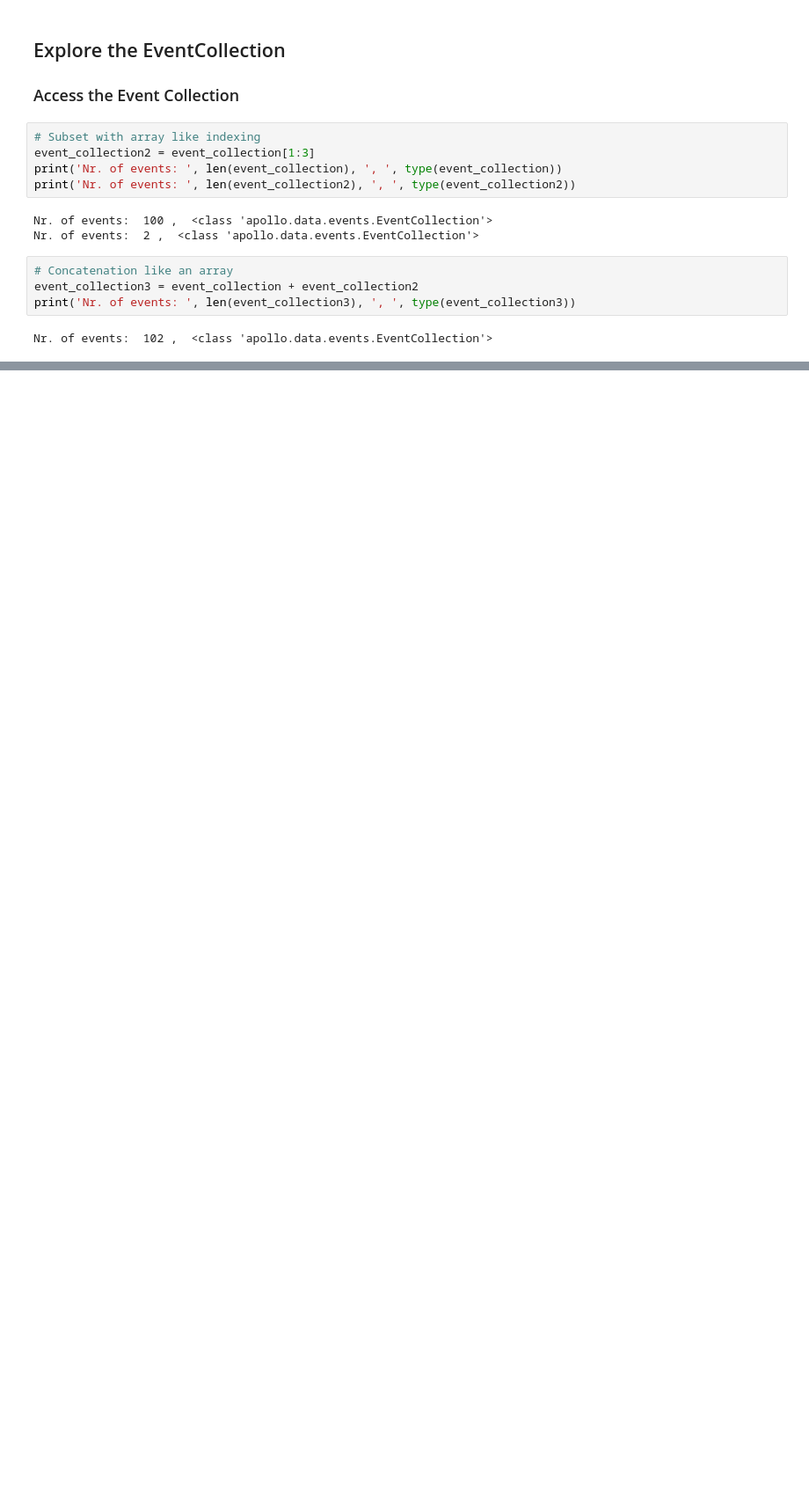
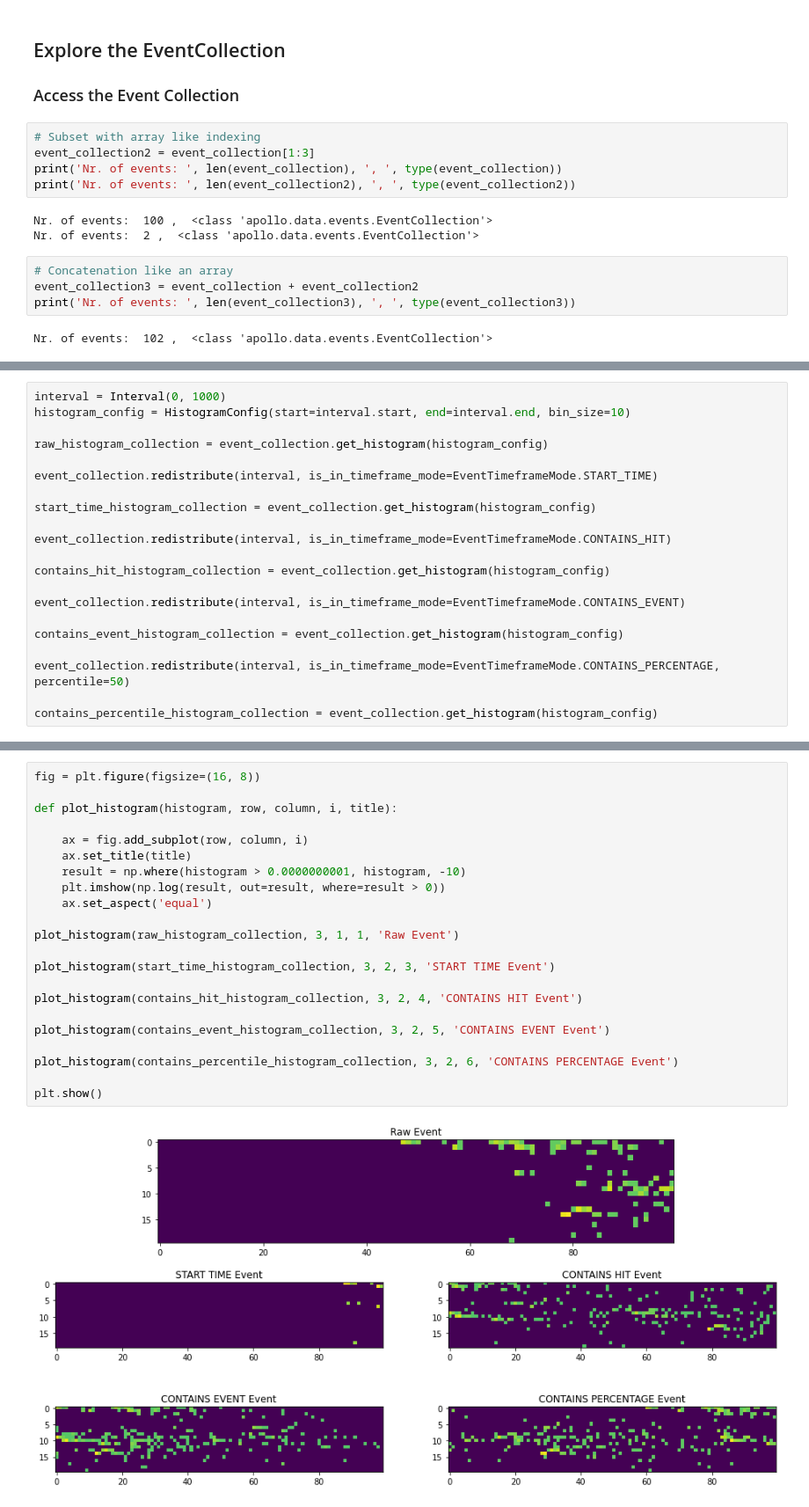
Before and after one commit to pone-software/apollo, a Jupyter notebook: notebooks/01-load-and-explore-events.ipynb, the cells around one changed output, grey strips where cells are left out. Shown: that part at 88% size. Saved outputs shown, nothing was run; the diff lists cells and outputs as text; blank space fills up the shorter version.

```diff
--- a/notebooks/01-load-and-explore-events.ipynb
+++ b/notebooks/01-load-and-explore-events.ipynb
@@ -55,0 +160,21 @@ Nr. of events:  102 ,  <class 'apollo.data.events.EventCollection'>
+# %%
+interval = Interval(0, 1000)
+histogram_config = HistogramConfig(start=interval.start, end=interval.end, bin_size=10)
+
+raw_histogram_collection = event_collection.get_histogram(histogram_config)
+
+event_collection.redistribute(interval, is_in_timeframe_mode=EventTimeframeMode.START_TIME)
+
+start_time_histogram_collection = event_collection.get_histogram(histogram_config)
+
+event_collection.redistribute(interval, is_in_timeframe_mode=EventTimeframeMode.CONTAINS_HIT)
+
+contains_hit_histogram_collection = event_collection.get_histogram(histogram_config)
+
+event_collection.redistribute(interval, is_in_timeframe_mode=EventTimeframeMode.CONTAINS_EVENT)
+
+contains_event_histogram_collection = event_collection.get_histogram(histogram_config)
+
+event_collection.redistribute(interval, is_in_timeframe_mode=EventTimeframeMode.CONTAINS_PERCENTAGE, percentile=50)
+
+contains_percentile_histogram_collection = event_collection.get_histogram(histogram_config)
@@ -55,0 +195,24 @@ Nr. of events:  102 ,  <class 'apollo.data.events.EventCollection'>
+# %%
+fig = plt.figure(figsize=(16, 8))
+
+def plot_histogram(histogram, row, column, i, title):
+
+    ax = fig.add_subplot(row, column, i)
+    ax.set_title(title)
+    result = np.where(histogram > 0.0000000001, histogram, -10)
+    plt.imshow(np.log(result, out=result, where=result > 0))
+    ax.set_aspect('equal')
+
+plot_histogram(raw_histogram_collection, 3, 1, 1, 'Raw Event')
+
+plot_histogram(start_time_histogram_collection, 3, 2, 3, 'START TIME Event')
+
+plot_histogram(contains_hit_histogram_collection, 3, 2, 4, 'CONTAINS HIT Event')
+
+plot_histogram(contains_event_histogram_collection, 3, 2, 5, 'CONTAINS EVENT Event')
+
+plot_histogram(contains_percentile_histogram_collection, 3, 2, 6, 'CONTAINS PERCENTAGE Event')
+
+plt.show()
+# %% [output]
+[figure, added]
```
Also changed, not shown: parts of 11 cells of this notebook, 10 other files.
